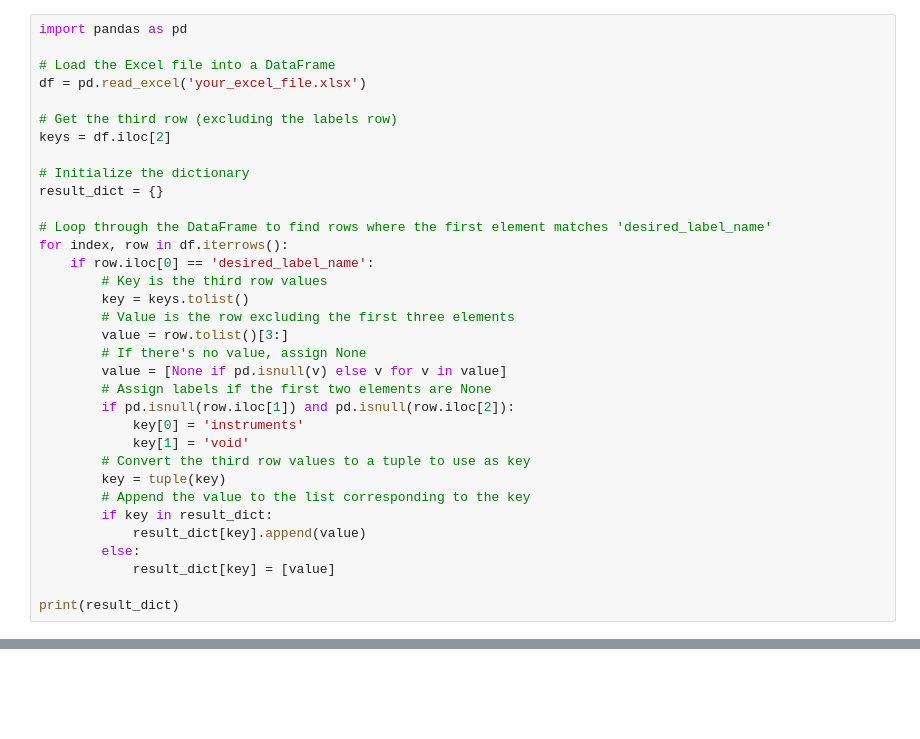
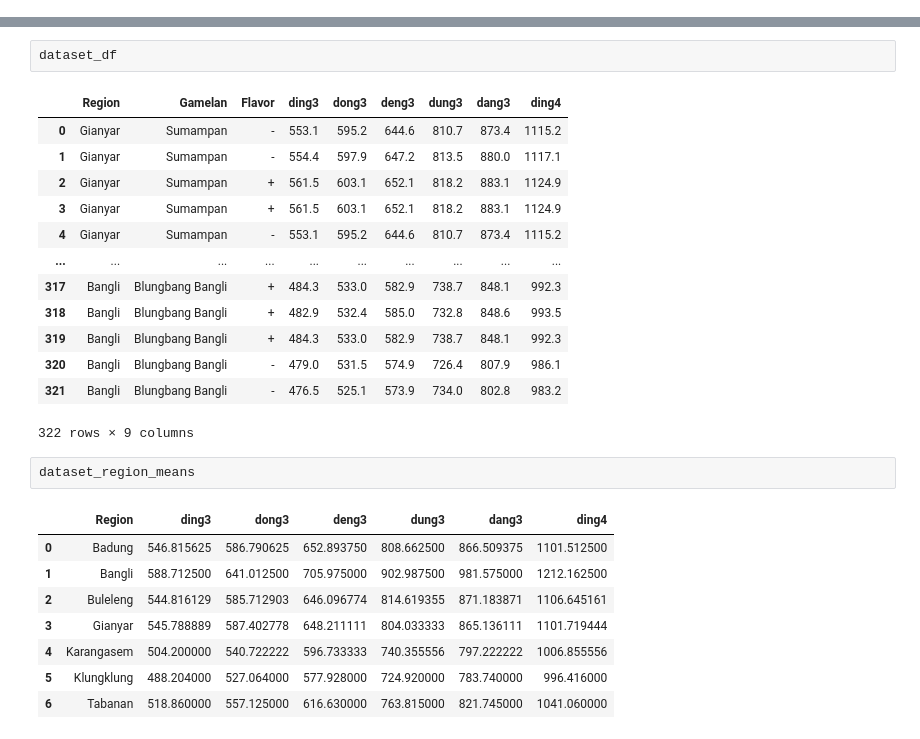
Before and after one commit to Masetto96/mir-gamelan, a Jupyter notebook: lluis.ipynb, the cells around one changed output, grey strips where cells are left out. Cells and saved outputs as stored; diff of their text form; blank space fills up the shorter version.

Commit message:
implement means in lluis notebook

```diff
--- a/lluis.ipynb
+++ b/lluis.ipynb
@@ -165,34 +88,0 @@ plt.show()
-# %%
-import pandas as pd
-
-# Load the Excel file into a DataFrame
-df = pd.read_excel('your_excel_file.xlsx')
-
-# Get the third row (excluding the labels row)
-keys = df.iloc[2]
-
-# Initialize the dictionary
-result_dict = {}
-
-# Loop through the DataFrame to find rows where the first element matches 'desired_label_name'
-for index, row in df.iterrows():
-    if row.iloc[0] == 'desired_label_name':
-        # Key is the third row values
-        key = keys.tolist()
-        # Value is the row excluding the first three elements
-        value = row.tolist()[3:]
-        # If there's no value, assign None
-        value = [None if pd.isnull(v) else v for v in value]
-        # Assign labels if the first two elements are None
-        if pd.isnull(row.iloc[1]) and pd.isnull(row.iloc[2]):
-            key[0] = 'instruments'
-            key[1] = 'void'
-        # Convert the third row values to a tuple to use as key
-        key = tuple(key)
-        # Append the value to the list corresponding to the key
-        if key in result_dict:
-            result_dict[key].append(value)
-        else:
-            result_dict[key] = [value]
-
-print(result_dict)
@@ -198,0 +180,27 @@ print(result_dict)
+# %%
+dataset_df
+# %% [output]
+|  | Region | Gamelan | Flavor | ding3 | dong3 | deng3 | dung3 | dang3 | ding4 |
+| 0 | Gianyar | Sumampan | - | 553.1 | 595.2 | 644.6 | 810.7 | 873.4 | 1115.2 |
+| 1 | Gianyar | Sumampan | - | 554.4 | 597.9 | 647.2 | 813.5 | 880.0 | 1117.1 |
+| 2 | Gianyar | Sumampan | + | 561.5 | 603.1 | 652.1 | 818.2 | 883.1 | 1124.9 |
+| 3 | Gianyar | Sumampan | + | 561.5 | 603.1 | 652.1 | 818.2 | 883.1 | 1124.9 |
+| 4 | Gianyar | Sumampan | - | 553.1 | 595.2 | 644.6 | 810.7 | 873.4 | 1115.2 |
+| ... | ... | ... | ... | ... | ... | ... | ... | ... | ... |
+| 317 | Bangli | Blungbang Bangli | + | 484.3 | 533.0 | 582.9 | 738.7 | 848.1 | 992.3 |
+| 318 | Bangli | Blungbang Bangli | + | 482.9 | 532.4 | 585.0 | 732.8 | 848.6 | 993.5 |
+| 319 | Bangli | Blungbang Bangli | + | 484.3 | 533.0 | 582.9 | 738.7 | 848.1 | 992.3 |
+| 320 | Bangli | Blungbang Bangli | - | 479.0 | 531.5 | 574.9 | 726.4 | 807.9 | 986.1 |
+| 321 | Bangli | Blungbang Bangli | - | 476.5 | 525.1 | 573.9 | 734.0 | 802.8 | 983.2 |
+322 rows × 9 columns
+# %%
+dataset_region_means
+# %% [output]
+|  | Region | ding3 | dong3 | deng3 | dung3 | dang3 | ding4 |
+| 0 | Badung | 546.815625 | 586.790625 | 652.893750 | 808.662500 | 866.509375 | 1101.512500 |
+| 1 | Bangli | 588.712500 | 641.012500 | 705.975000 | 902.987500 | 981.575000 | 1212.162500 |
+| 2 | Buleleng | 544.816129 | 585.712903 | 646.096774 | 814.619355 | 871.183871 | 1106.645161 |
+| 3 | Gianyar | 545.788889 | 587.402778 | 648.211111 | 804.033333 | 865.136111 | 1101.719444 |
+| 4 | Karangasem | 504.200000 | 540.722222 | 596.733333 | 740.355556 | 797.222222 | 1006.855556 |
+| 5 | Klungklung | 488.204000 | 527.064000 | 577.928000 | 724.920000 | 783.740000 | 996.416000 |
+| 6 | Tabanan | 518.860000 | 557.125000 | 616.630000 | 763.815000 | 821.745000 | 1041.060000 |
```
Also changed, not shown: parts of 16 cells of this notebook, 54 other files.
